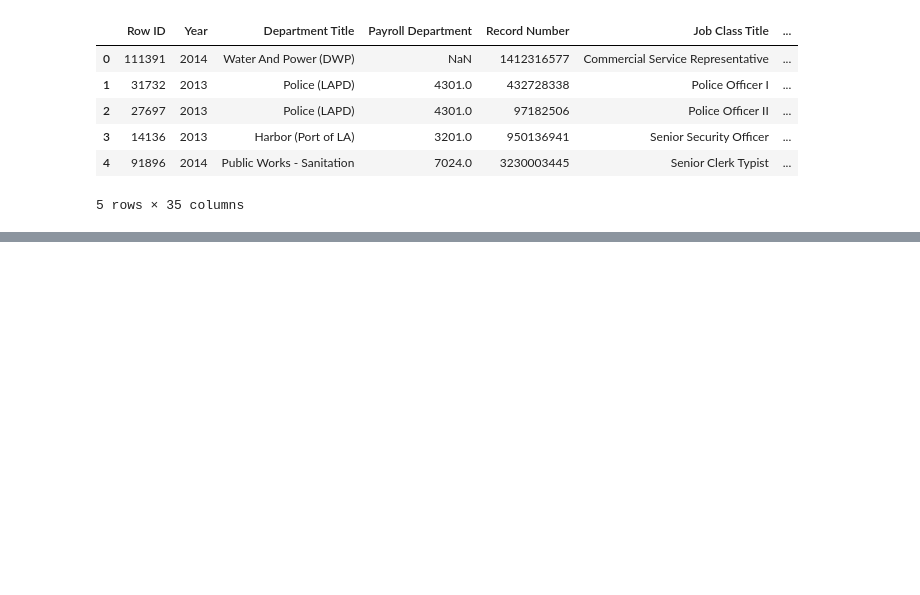
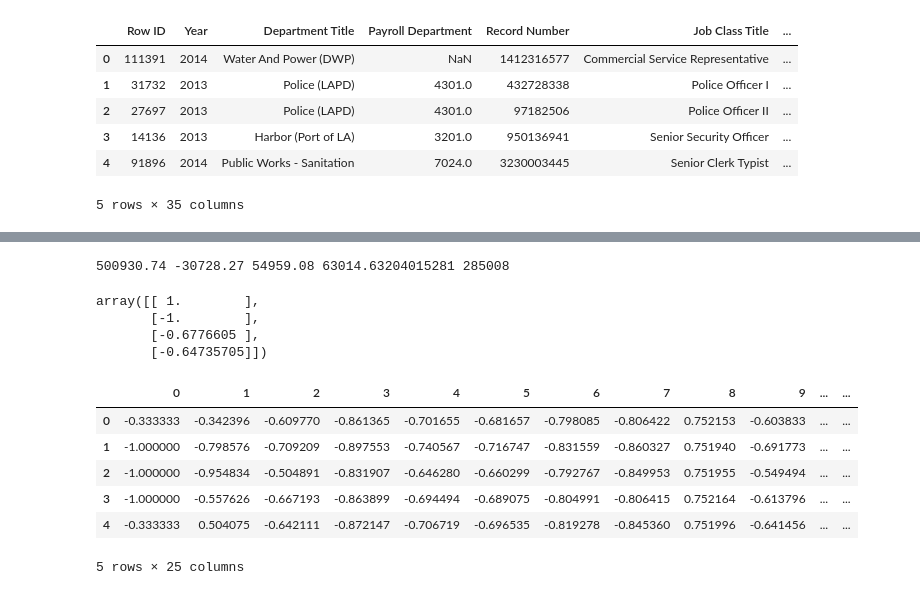
Before and after one commit to mahmoodm2/dcgan2, a Jupyter notebook: LACityData_Convert.ipynb, the cells around one changed output, grey strips where cells are left out. Cells and saved outputs as stored; diff of their text form; code cells hidden in the pictures; blank space fills up the shorter version.

Commit message:
Data normalized column-wise  and labeled

```diff
--- a/LACityData_Convert.ipynb
+++ b/LACityData_Convert.ipynb
@@ -32,0 +97,9 @@ df.head()
+# %%
+# Replacing non numeric characters such as $ or E in cell values
+import re
+theregex = re.compile(r'[^\d.]+')
+
+df3 = df2.astype('str').applymap(lambda x: re.sub(r'[^\d.-]+', '', x))
+
+# Changing all columns' types to float
+df3 = df3.astype('float')
@@ -32,0 +136,43 @@ df.head()
+# %%
+# Column-wise Normalizing of raw data in range of -1,1
+from sklearn import preprocessing
+
+
+min_max_scaler = preprocessing.MinMaxScaler(feature_range=(-1 , 1))
+
+df_scaled = min_max_scaler.fit_transform(df3)
+
+df_normalized = df2.copy()
+df_normalized = pd.DataFrame(df_scaled)
+# %%
+# Finding Average value of candidate column for labeling the data
+
+col =   'Total Payments'
+print (max(df3[col]) , min(df3[col]) , df3[col].median() , df3[col].mean() , len(df3[col] > 5500))
+
+x = np.array([500930.73999999999 ,-30728.27,54959.080000000002 , 63014.632040153258
+               ])
+x= x.reshape(-1, 1)
+ds =min_max_scaler.fit_transform(x)
+ds
+# %% [output]
+500930.74 -30728.27 54959.08 63014.63204015281 285008
+array([[ 1.        ],
+       [-1.        ],
+       [-0.6776605 ],
+       [-0.64735705]])
+# %%
+# Adding a new collumn as label of each record. Will be used for training
+# -0.64 is the normalized value of the mean of column 9
+
+df_normalized['Label'] = [ 1. if x > -0.64 else 0. for x in df_normalized[9]]
+# %%
+df_normalized.head()
+# %% [output]
+|  | 0 | 1 | 2 | 3 | 4 | 5 | 6 | 7 | 8 | 9 | ... | ... |
+| 0 | -0.333333 | -0.342396 | -0.609770 | -0.861365 | -0.701655 | -0.681657 | -0.798085 | -0.806422 | 0.752153 | -0.603833 | ... | ... |
+| 1 | -1.000000 | -0.798576 | -0.709209 | -0.897553 | -0.740567 | -0.716747 | -0.831559 | -0.860327 | 0.751940 | -0.691773 | ... | ... |
+| 2 | -1.000000 | -0.954834 | -0.504891 | -0.831907 | -0.646280 | -0.660299 | -0.792767 | -0.849953 | 0.751955 | -0.549494 | ... | ... |
+| 3 | -1.000000 | -0.557626 | -0.667193 | -0.863899 | -0.694494 | -0.689075 | -0.804991 | -0.806415 | 0.752164 | -0.613796 | ... | ... |
+| 4 | -0.333333 | 0.504075 | -0.642111 | -0.872147 | -0.706719 | -0.696535 | -0.819278 | -0.845360 | 0.751996 | -0.641456 | ... | ... |
+5 rows × 25 columns
```
Also changed, not shown: parts of 15 cells of this notebook, 5 other files.
